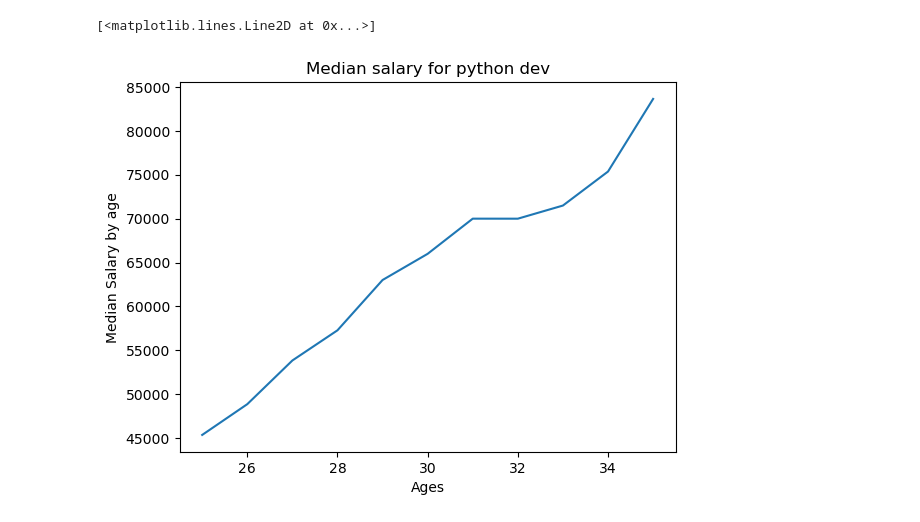
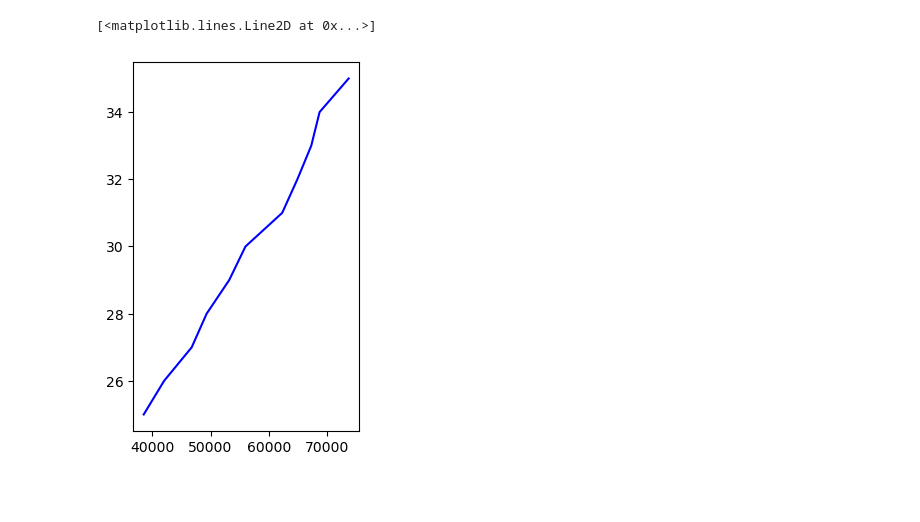
Before and after one commit to ponjagannath/matplotlib, a Jupyter notebook: first plot.ipynb, the cells around one changed output. Cells and saved outputs as stored; diff of their text form; code cells hidden in the pictures; blank space fills up the shorter version.

```diff
--- a/first plot.ipynb
+++ b/first plot.ipynb
@@ -24,13 +24,0 @@ plt.plot(ages_x, dev_y)
-# %%
-# Median Python Developer Salaries by Age
-
-py_dev_y = [45372, 48876, 53850, 57287, 63016,
-            65998, 70003, 70000, 71496, 75370, 83640]
-
-plt.title("Median salary for python dev")
-plt.xlabel("Ages")
-plt.ylabel("Median Salary by age")
-plt.plot(ages_x, py_dev_y)
-# %% [output]
-[<matplotlib.lines.Line2D at 0x...>]
-[figure, removed]
@@ -38,0 +25,6 @@ plt.show()
+# %%
+plt.subplot(1,2,2)
+plt.plot(dev_y, ages_x, "b")
+# %% [output]
+[<matplotlib.lines.Line2D at 0x...>]
+[figure, added]
```
Also changed, not shown: parts of 10 cells of this notebook.
